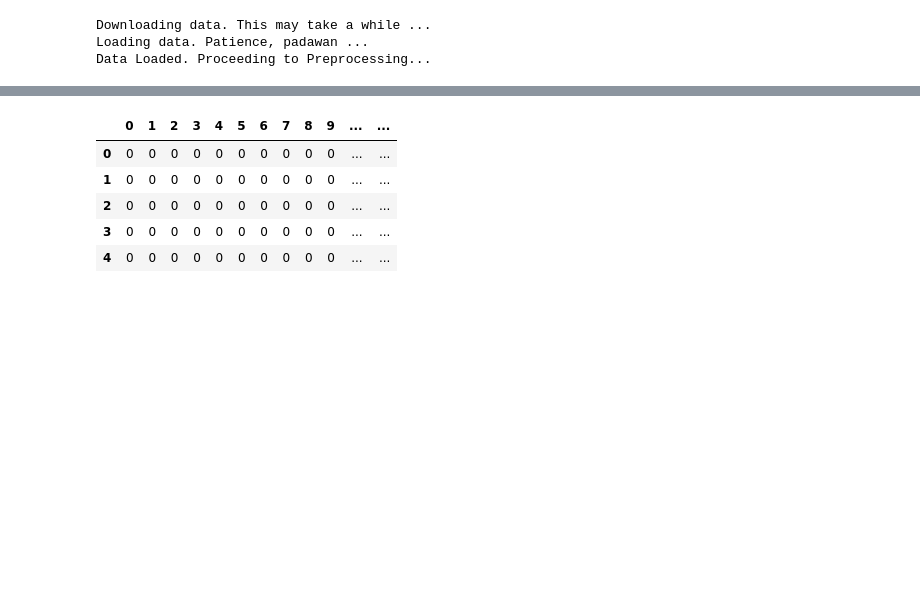
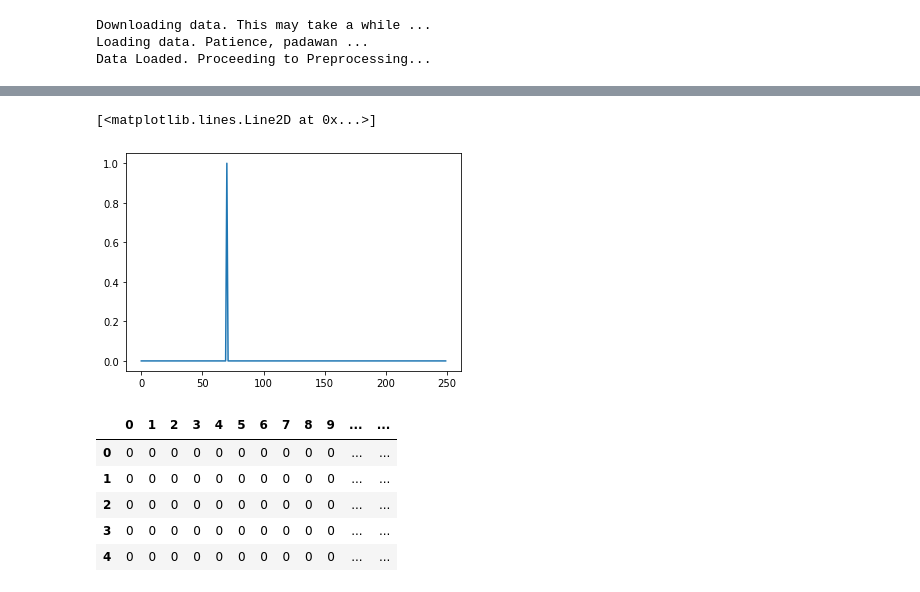
Before and after one commit to jordanlei/neuromatch-project, a Jupyter notebook: Spikes Processing.ipynb, the cells around one changed output, grey strips where cells are left out. Saved outputs shown, nothing was run; the diff lists cells and outputs as text; code cells hidden in the pictures; blank space fills up the shorter version.

```diff
--- a/Spikes Processing.ipynb
+++ b/Spikes Processing.ipynb
@@ -43,0 +53,2 @@ for i in range(50):
+# %%
+df["delimiter"] = "."
@@ -44,3 +121,8 @@ for i in range(50):
+# %%
+plt.plot(df.iloc[630, :250])
+# %% [output]
+[<matplotlib.lines.Line2D at 0x...>]
+[figure, added]
 # %%
 df["area"] = df["region"].apply(lambda x: region_dict[x] if x in region_dict.keys() else "other")
 # %%
```
Also changed, not shown: parts of 10 cells of this notebook, 1 other file.
